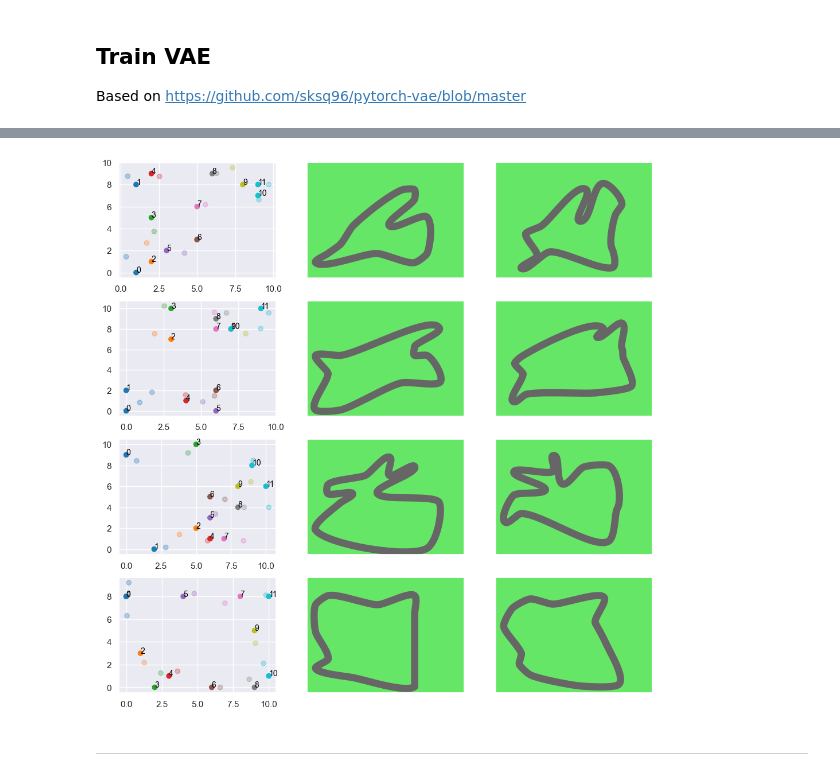
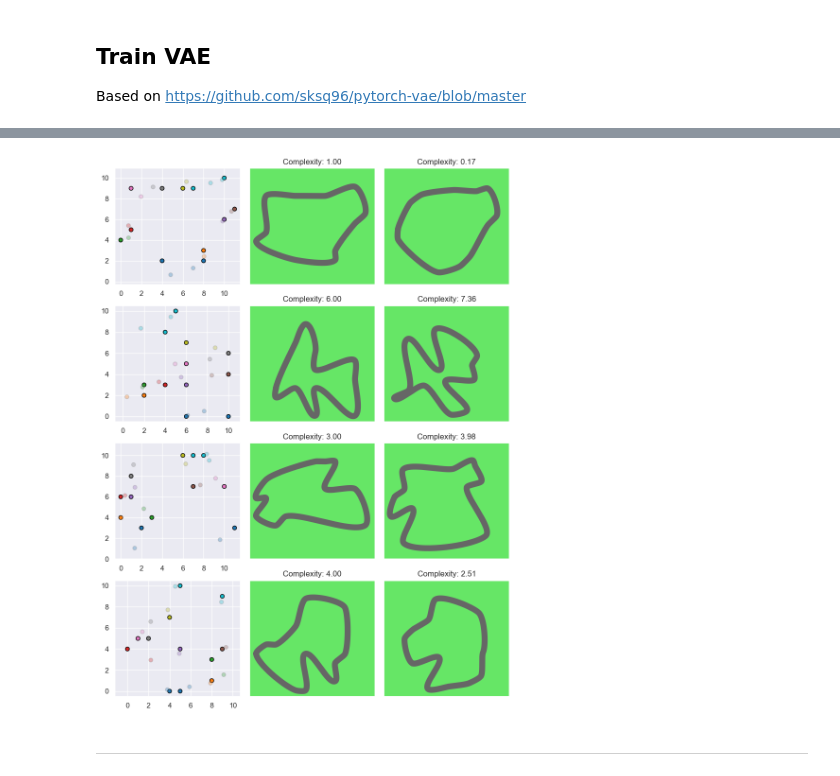
Before and after one commit to JuanJoseZapata/curriculum_learning_ws, a Jupyter notebook: scripts/VAE/CarRacing/VAE_CarRacing.ipynb, the cells around one changed output, grey strips where cells are left out. Drawn from its saved outputs; the diff is of its cells as text; code cells hidden in the pictures.

```diff
--- a/scripts/VAE/CarRacing/VAE_CarRacing.ipynb
+++ b/scripts/VAE/CarRacing/VAE_CarRacing.ipynb
@@ -448,9 +484,14 @@ from sklearn.model_selection import train_test_split
 
 X_train, X_val, Y_train, Y_val = train_test_split(X, Y, test_size=0.1, random_state=42)
 
+# X_train = np.expand_dims(X_train, axis=-1)
+#Y_train = np.expand_dims(Y_train, axis=-1)
+# X_val = np.expand_dims(X_val, axis=-1)
+#Y_val = np.expand_dims(Y_val, axis=-1)
+
 # Create datasets
-train_dataset = TracksDataset(np.expand_dims(X_train, axis=-1), np.expand_dims(Y_train, axis=-1))
-val_dataset = TracksDataset(np.expand_dims(X_val, axis=-1), np.expand_dims(Y_val, axis=-1))
+train_dataset = TracksDataset(X_train, Y_train)
+val_dataset = TracksDataset(X_val, Y_val)
 # %% [markdown]
 ## Train VAE
 Based on https://github.com/sksq96/pytorch-vae/blob/master
@@ -652,12 +691,12 @@ torch.save(vae_model.state_dict(), f"models/vae_points_h={hidden_dim}_z={latent_
 # %%
-input_dim = 12 * 2 + 1
-hidden_dim = 2048
-latent_dim = 12
-device = torch.device('cuda' if torch.cuda.is_available() else 'cpu')
+# input_dim = 12 * 2 + 1
+# hidden_dim = 256
+# latent_dim = 12
+# device = torch.device('cuda' if torch.cuda.is_available() else 'cpu')
 
-# Load VAE model
-vae_model = VAE(input_dim, hidden_dim, latent_dim).to(device) # GPU
-vae_model.load_state_dict(torch.load(f"models/vae_points_h={2048}_z={latent_dim}.pt"))
+# # Load VAE model
+# vae_model = VAE(input_dim, hidden_dim, latent_dim).to(device) # GPU
+# vae_model.load_state_dict(torch.load(f"models/vae_points_h={2048}_z={latent_dim}_30k.pt"))
 vae_model.eval()
 # %% [output]
 VAE(
@@ -680,43 +735,52 @@ VAE(
 # %%
 n_images = 4
 
-plt.figure(figsize=(12, int(n_images*3)))
+plt.figure(figsize=(9, int(n_images*3)))
 
 for i in range(n_images):
     j = np.random.randint(0, X_val.shape[0])
     x = val_dataset[j][0]
     y = val_dataset[j][1]
     control_points, x_, y_ = get_track(control_points=x.cpu().squeeze()*30, np_random=np_random)
     track = np.array([x_, y_]).T
     x = x.view(1, -1).to(device)
     y = y.view(1, -1).to(device)
     xy = torch.cat((x, y), dim=-1)
     recon_x, _, _ = vae_model.to(device)(xy)
     recon_x = recon_x.to('cpu').detach().numpy().squeeze()
-    recon_x = recon_x.reshape(12,2)
+    recon_x = recon_x.reshape(12,2).astype(np.float32)
     control_points_recon, x_recon, y_recon = get_track(control_points=recon_x*30, np_random=np_random)
     track_recon = np.array([x_recon, y_recon]).T
+    complexity_recon = complexity(track_recon)['complexity']/0.25*10
 
     # Plot original and reconstructed points
     plt.subplot(4,3,1+3*i)
-    plt.scatter(x.cpu().squeeze().reshape(12,2)[:,0], x.cpu().squeeze().reshape(12,2)[:,1], cmap="tab10", c=range(12))
-    plt.scatter(recon_x[:,0], recon_x[:,1], cmap="tab10", alpha=0.3, c=range(12))
+    plt.scatter(x.cpu().squeeze().reshape(12,2)[:,1], x.cpu().squeeze().reshape(12,2)[:,0], cmap="tab10", edgecolor="black", c=range(12))
+    plt.scatter(recon_x[:,1], recon_x[:,0], cmap="tab10", edgecolor="gray", alpha=0.3, c=range(12))
+    # Equal axis
+    plt.axis('equal')
+    # Same ticks
+    plt.xticks(np.arange(0, 11, 2))
 
     # Plot number for every point
-    for p in range(12):
-        plt.text(x.cpu().squeeze().reshape(12,2)[p,0], x.cpu().squeeze().reshape(12,2)[p,1], str(p), fontsize=10, color="black")
+    # for p in range(12):
+    #     plt.text(x.cpu().squeeze().reshape(12,2)[p,1], x.cpu().squeeze().reshape(12,2)[p,0], str(p), fontsize=10, color="black")
 
     # Plot original track
     plt.subplot(4,3,1+3*i+1)
     plot_track(track)
     plt.grid()
+    plt.title(f"Complexity: {y.item():.2f}")
 
     # Plot reconstructed track
     plt.subplot(4,3,1+3*i+2)
     plot_track(track_recon)
     plt.grid()
+    plt.title(f"Complexity: {complexity_recon:.2f}")
+
+plt.tight_layout()
 # %% [output]
-[figure, old version]
+[figure, new version]
 # %% [markdown]
 __________
 # %% [markdown]
```
Also changed, not shown: parts of 67 cells of this notebook.
